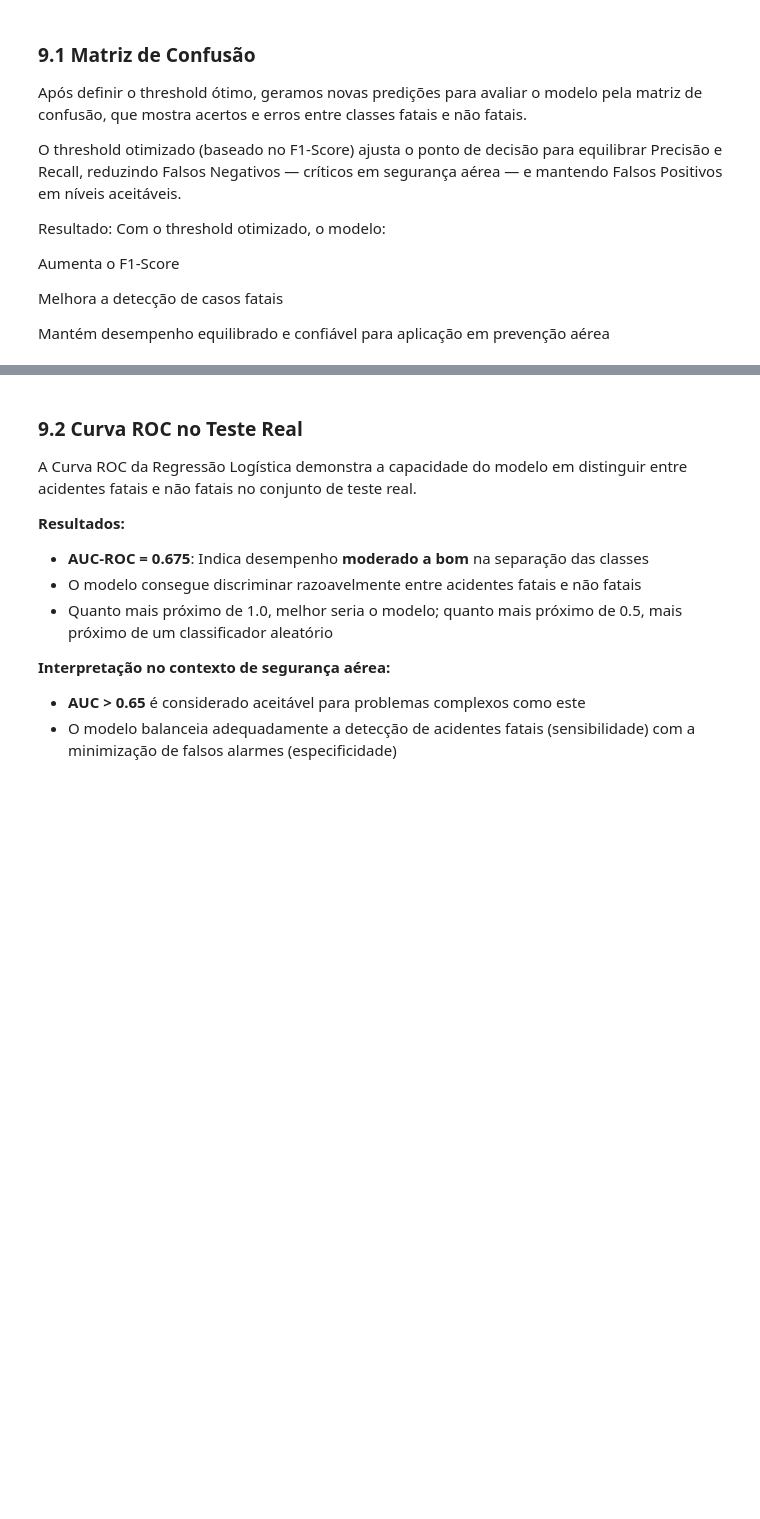
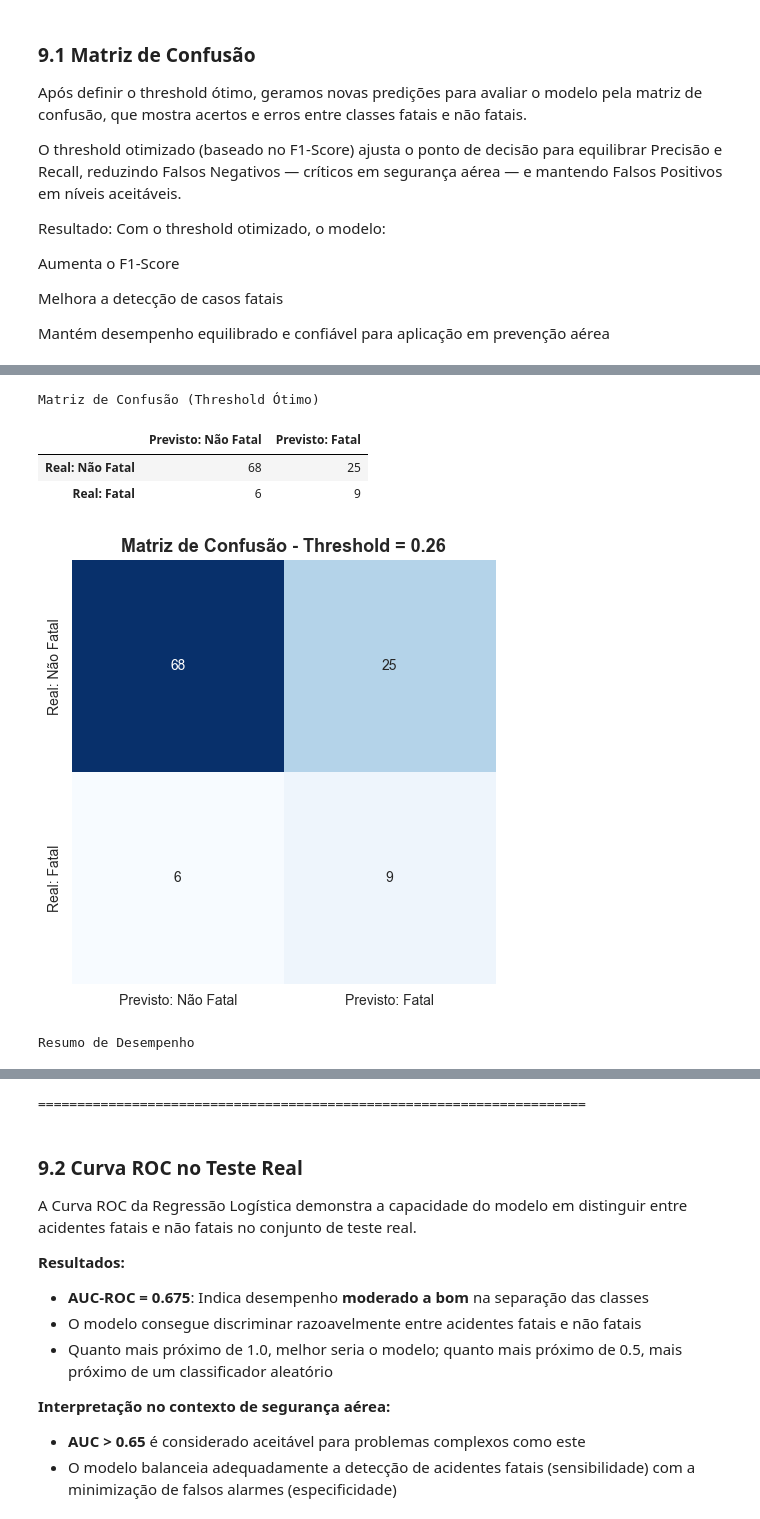
Before and after one commit to vtQuadros/Trabalho-Machine-Learning, a Jupyter notebook: projeto.ipynb, the cells around one changed output, grey strips where cells are left out. Saved outputs shown, nothing was run; the diff lists cells and outputs as text; code cells hidden in the pictures; blank space fills up the shorter version.

Commit message:
fix: Modificações de correção nos graficos reais

```diff
--- a/projeto.ipynb
+++ b/projeto.ipynb
@@ -1172,0 +1137,73 @@ Matriz de Confusão - Regressão Logística (Threshold Otimizado)
+# %%
+# === AVALIAÇÃO FINAL - REGRESSÃO LOGÍSTICA (THRESHOLD OTIMIZADO) ===
+print("=" * 70)
+print("AVALIAÇÃO FINAL - THRESHOLD OTIMIZADO")
+print("=" * 70)
+
+# Aplicar o threshold otimizado
+y_pred_logistica_threshold = (y_proba >= melhor_threshold).astype(int)
+
+# Criar DataFrame com métricas comparativas
+metricas = pd.DataFrame({
+    'Métrica': ['Acurácia', 'Precisão', 'Recall', 'F1-Score'],
+    'Threshold Ótimo': [
+        accuracy_score(y_test, y_pred_logistica_threshold),
+        precision_score(y_test, y_pred_logistica_threshold, zero_division=0),
+        recall_score(y_test, y_pred_logistica_threshold, zero_division=0),
+        f1_score(y_test, y_pred_logistica_threshold, zero_division=0)
+    ],
+    'Threshold 0.50': [
+        accuracy_score(y_test, y_pred_logistica),
+        precision_score(y_test, y_pred_logistica, zero_division=0),
+        recall_score(y_test, y_pred_logistica, zero_division=0),
+        f1_score(y_test, y_pred_logistica, zero_division=0)
+    ]
+})
+
+# Calcular melhoria no F1
+metricas['Melhoria (%)'] = ((metricas['Threshold Ótimo'] - metricas['Threshold 0.50']) /
+                            metricas['Threshold 0.50']) * 100
+
+# Exibir métricas formatadas
+display(metricas.style.format({
+    'Threshold Ótimo': '{:.4f}',
+    'Threshold 0.50': '{:.4f}',
+    'Melhoria (%)': '{:+.1f}'
+}).set_caption("Comparativo de Métricas - Threshold Ótimo vs Padrão (0.50)"))
+
+# Matriz de confusão como DataFrame
+cm = confusion_matrix(y_test, y_pred_logistica_threshold)
+cm_df = pd.DataFrame(cm,
+                     index=['Real: Não Fatal', 'Real: Fatal'],
+                     columns=['Previsto: Não Fatal', 'Previsto: Fatal'])
+
+print("\nMatriz de Confusão (Threshold Ótimo)")
+display(cm_df)
+
+# Plotar matriz de confusão
+plt.figure(figsize=(6, 5))
+sns.heatmap(cm_df, annot=True, fmt='d', cmap='Blues', cbar=False, square=True)
+plt.title(f'Matriz de Confusão - Threshold = {melhor_threshold:.2f}', fontsize=13, fontweight='bold')
+plt.tight_layout()
+plt.show()
+
+# Interpretação dos resultados em tabela
+tn, fp, fn, tp = cm.ravel()
+interpretacao = pd.DataFrame({
+    'Indicador': [
+        'Taxa de Detecção de Fatais (Recall)',
+        'Precisão nas Predições Fatais',
+        'Acidentes fatais não detectados'
+    ],
+    'Valor': [
+        f"{tp / (tp + fn) * 100:.1f}%",
+        f"{tp / (tp + fp) * 100:.1f}%",
+        f"{fn} de {tp + fn} casos reais"
+    ]
+})
+
+print("\nResumo de Desempenho")
+display(interpretacao)
+
+print("=" * 70)
+# %% [output]
@@ -1172,0 +1219,6 @@ Matriz de Confusão - Regressão Logística (Threshold Otimizado)
+Matriz de Confusão (Threshold Ótimo)
+|  | Previsto: Não Fatal | Previsto: Fatal |
+| Real: Não Fatal | 68 | 25 |
+| Real: Fatal | 6 | 9 |
+[figure, added]
+Resumo de Desempenho
@@ -1173,3 +1229,4 @@ Matriz de Confusão - Regressão Logística (Threshold Otimizado)
+======================================================================
 # %% [markdown]
 ### 9.2 Curva ROC no Teste Real
 
```
Also changed, not shown: parts of 18 cells of this notebook, 2 other files.
